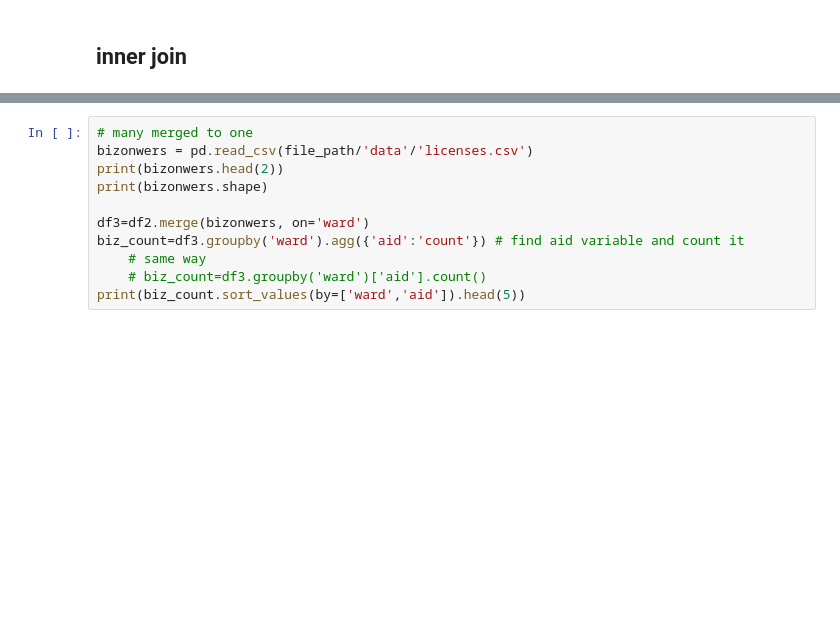
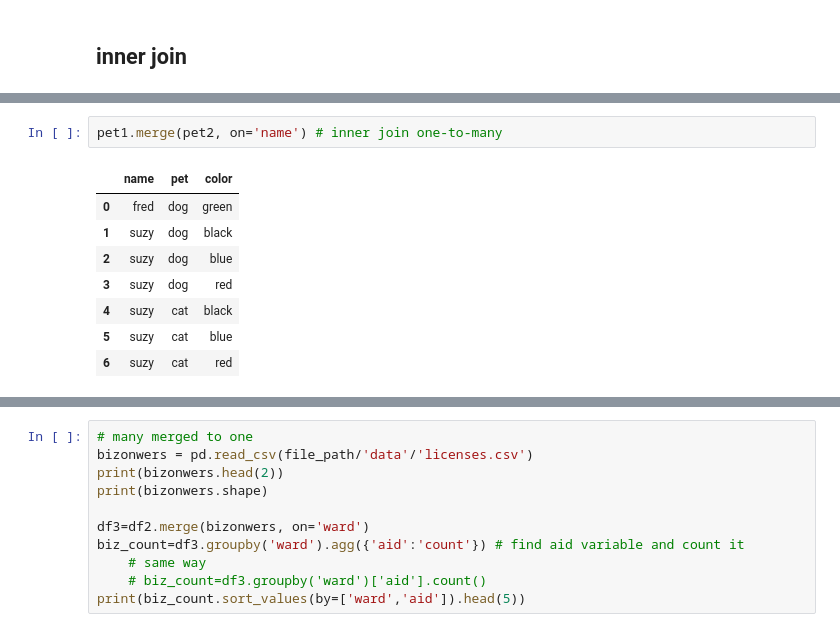
Before and after one commit to jeremyxtmeng/learning-pandas-plotting, a Jupyter notebook: learning_1_pandas.ipynb, the cells around one changed output, grey strips where cells are left out. Drawn from its saved outputs; the diff is of its cells as text; blank space fills up the shorter version.

```diff
--- a/learning_1_pandas.ipynb
+++ b/learning_1_pandas.ipynb
@@ -30,0 +68,11 @@ c:\Users\xiang\Documents\backup_T580\Videos\Videos\Dropbox\p_jobinterview\coding
+# %%
+pet1.merge(pet2, on='name') # inner join one-to-many
+# %% [output]
+|  | name | pet | color |
+| 0 | fred | dog | green |
+| 1 | suzy | dog | black |
+| 2 | suzy | dog | blue |
+| 3 | suzy | dog | red |
+| 4 | suzy | cat | black |
+| 5 | suzy | cat | blue |
+| 6 | suzy | cat | red |
```
Also changed, not shown: parts of 61 cells of this notebook, 18 other files.
